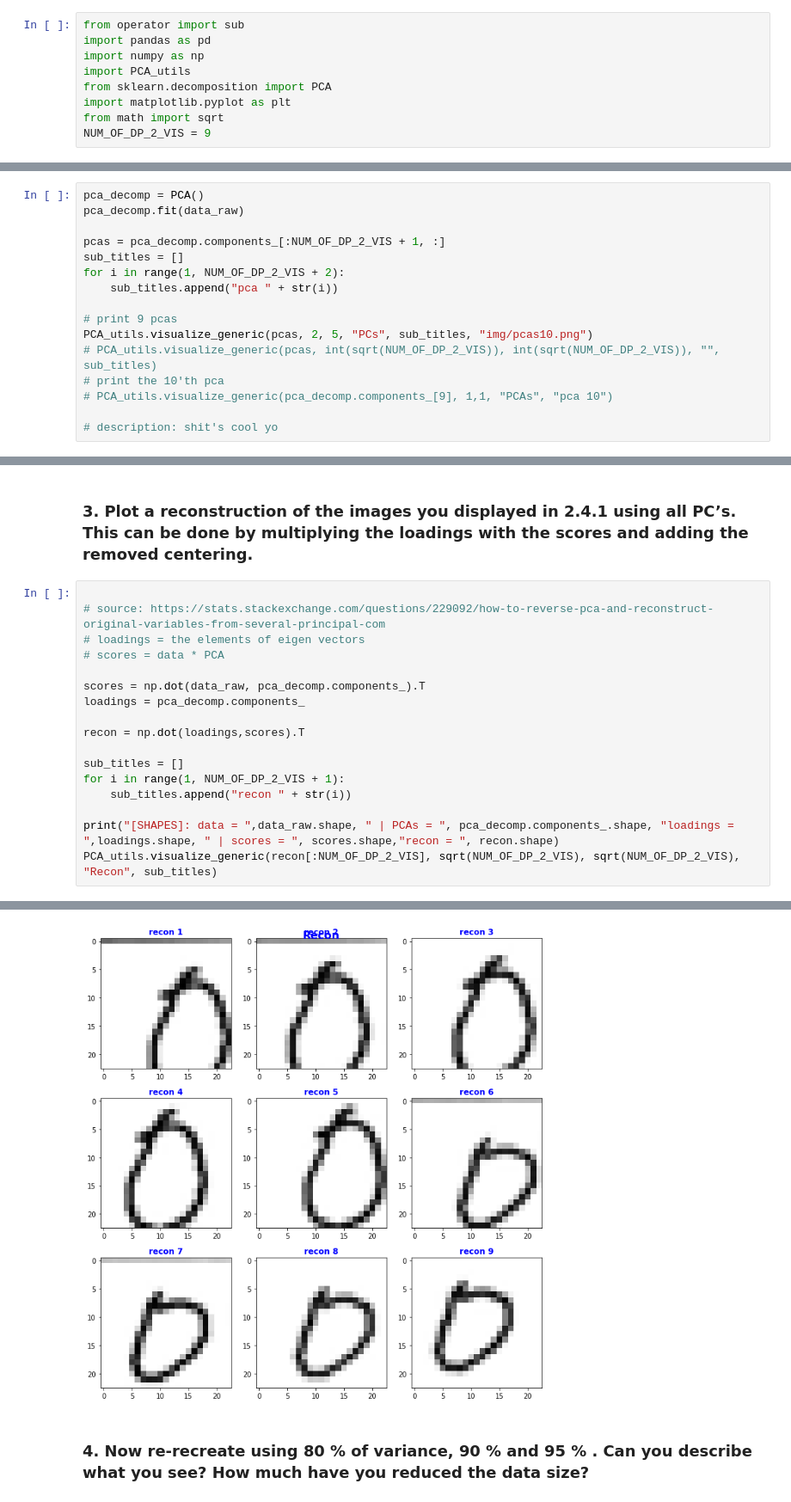
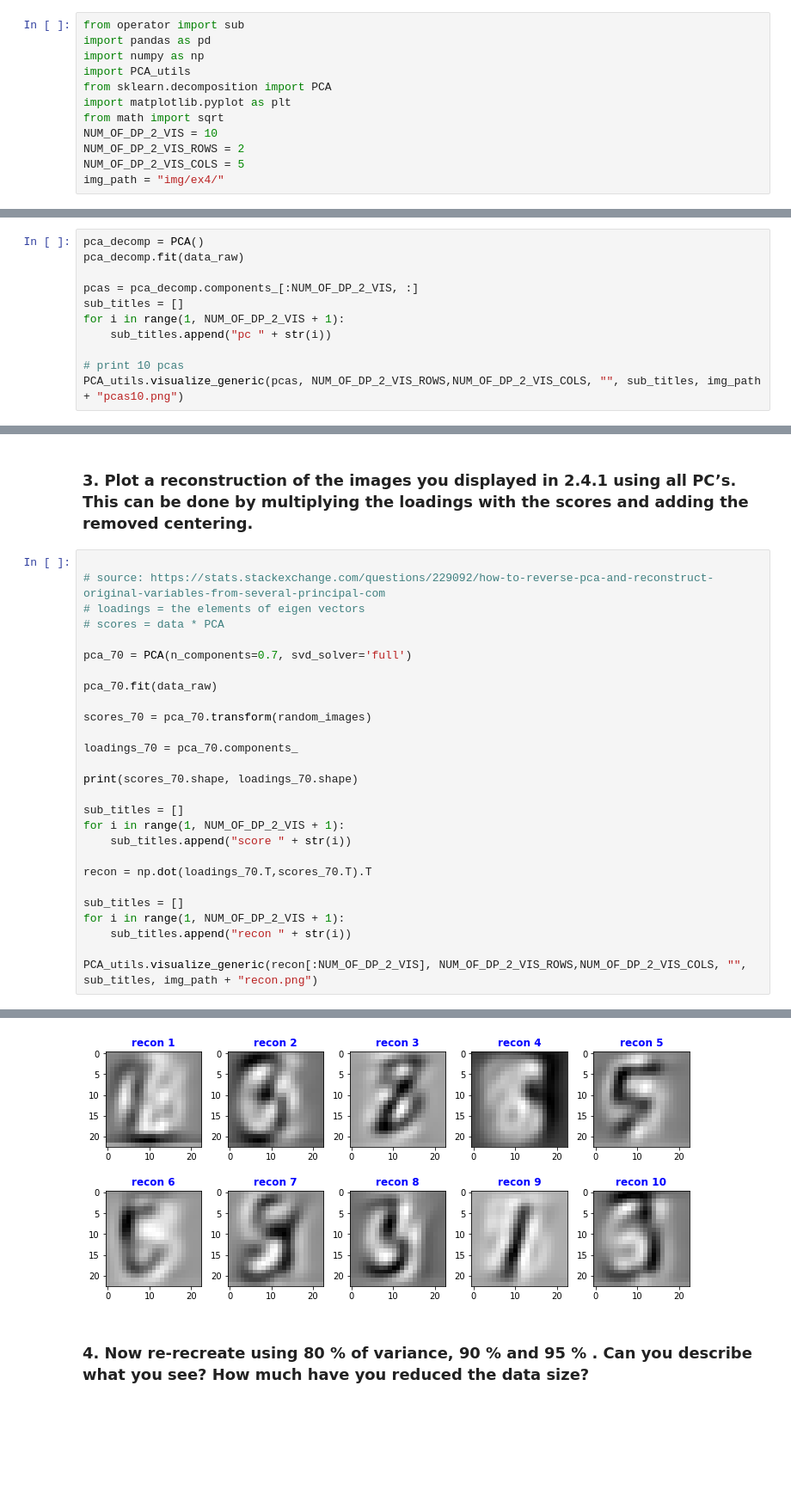
Before and after one commit to vmstavens/sm_pca, a Jupyter notebook: PCA_ex4.ipynb, the cells around one changed output, grey strips where cells are left out. Shown at 86% size. Cells and saved outputs as stored; diff of their text form; blank space fills up the shorter version.

```diff
--- a/PCA_ex4.ipynb
+++ b/PCA_ex4.ipynb
@@ -8,7 +8,10 @@ import PCA_utils
 from sklearn.decomposition import PCA
 import matplotlib.pyplot as plt
 from math import sqrt
-NUM_OF_DP_2_VIS = 9
+NUM_OF_DP_2_VIS = 10
+NUM_OF_DP_2_VIS_ROWS = 2
+NUM_OF_DP_2_VIS_COLS = 5
+img_path = "img/ex4/"
 # %%
 data_csv = pd.read_csv("data_proc.csv", header=None)
 data = pd.DataFrame.to_numpy(data_csv)
@@ -30,16 +43,11 @@ PCA_utils.visualize_images_save(random_images, sqrt(NUM_OF_DP_2_VIS), sqrt(NUM_O
 pca_decomp = PCA()
 pca_decomp.fit(data_raw)
 
-pcas = pca_decomp.components_[:NUM_OF_DP_2_VIS + 1, :]
+pcas = pca_decomp.components_[:NUM_OF_DP_2_VIS, :]
 sub_titles = []
-for i in range(1, NUM_OF_DP_2_VIS + 2):
-    sub_titles.append("pca " + str(i))
+for i in range(1, NUM_OF_DP_2_VIS + 1):
+    sub_titles.append("pc " + str(i))
 
-# print 9 pcas
-PCA_utils.visualize_generic(pcas, 2, 5, "PCs", sub_titles, "img/pcas10.png")
-# PCA_utils.visualize_generic(pcas, int(sqrt(NUM_OF_DP_2_VIS)), int(sqrt(NUM_OF_DP_2_VIS)), "", sub_titles)
-# print the 10'th pca
-# PCA_utils.visualize_generic(pca_decomp.components_[9], 1,1, "PCAs", "pca 10")
-
-# description: shit's cool yo
+# print 10 pcas
+PCA_utils.visualize_generic(pcas, NUM_OF_DP_2_VIS_ROWS,NUM_OF_DP_2_VIS_COLS, "", sub_titles, img_path + "pcas10.png")
 # %% [output]
@@ -52,15 +60,25 @@ PCA_utils.visualize_generic(pcas, 2, 5, "PCs", sub_titles, "img/pcas10.png")
 # loadings = the elements of eigen vectors
 # scores = data * PCA
 
-scores = np.dot(data_raw, pca_decomp.components_).T
-loadings = pca_decomp.components_
+pca_70 = PCA(n_components=0.7, svd_solver='full')
 
-recon = np.dot(loadings,scores).T
+pca_70.fit(data_raw)
+
+scores_70 = pca_70.transform(random_images)
+
+loadings_70 = pca_70.components_
+
+print(scores_70.shape, loadings_70.shape)
+
+sub_titles = []
+for i in range(1, NUM_OF_DP_2_VIS + 1):
+    sub_titles.append("score " + str(i))
+
+recon = np.dot(loadings_70.T,scores_70.T).T
 
 sub_titles = []
 for i in range(1, NUM_OF_DP_2_VIS + 1):
     sub_titles.append("recon " + str(i))
 
-print("[SHAPES]: data = ",data_raw.shape, " | PCAs = ", pca_decomp.components_.shape, "loadings = ",loadings.shape, " | scores = ", scores.shape,"recon = ", recon.shape)
-PCA_utils.visualize_generic(recon[:NUM_OF_DP_2_VIS], sqrt(NUM_OF_DP_2_VIS), sqrt(NUM_OF_DP_2_VIS), "Recon", sub_titles)
+PCA_utils.visualize_generic(recon[:NUM_OF_DP_2_VIS], NUM_OF_DP_2_VIS_ROWS,NUM_OF_DP_2_VIS_COLS, "", sub_titles, img_path + "recon.png")
 # %% [output]
@@ -68,3 +86,3 @@ PCA_utils.visualize_generic(recon[:NUM_OF_DP_2_VIS], sqrt(NUM_OF_DP_2_VIS), sqrt
-[figure, old version]
+[figure, new version]
 # %% [markdown]
 ### 4. Now re-recreate using 80 % of variance, 90 % and 95 % . Can you describe what you see? How much have you reduced the data size?
```
Also changed, not shown: parts of 8 cells of this notebook, 1 other file.
